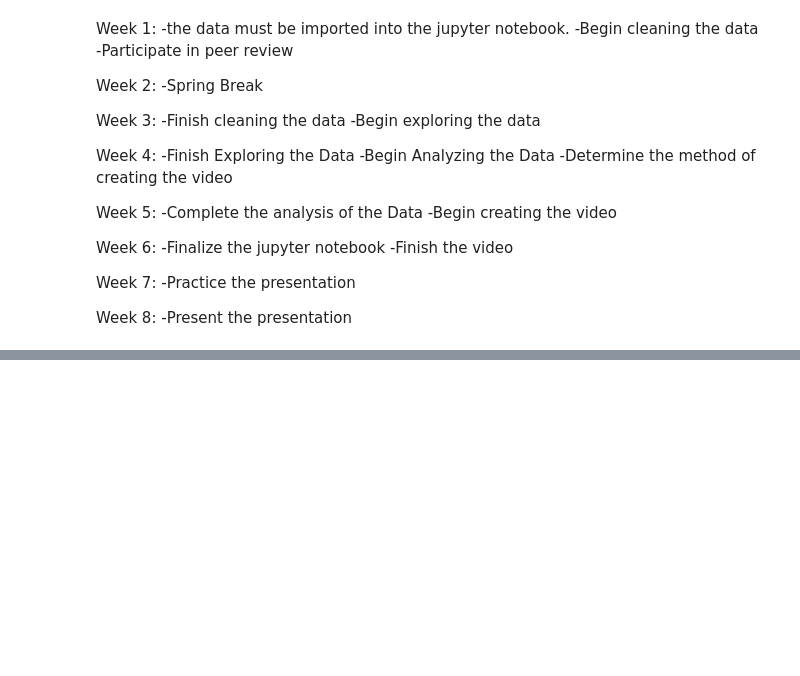
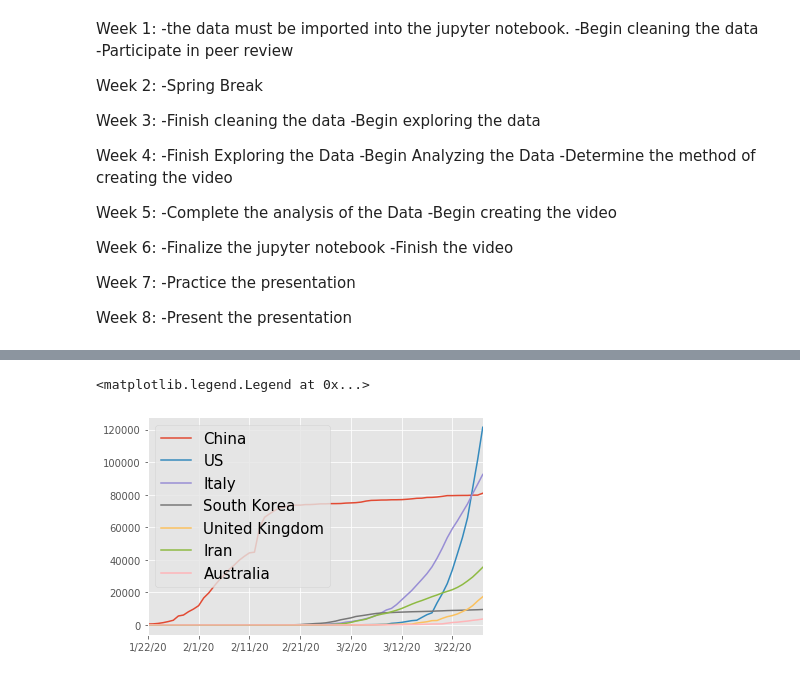
Before and after one commit to miholjcicmarko/COMP5360Project, a Jupyter notebook: Projectproposal_COVID.ipynb, the cells around one changed output, grey strips where cells are left out. Cells and saved outputs as stored; diff of their text form; code cells hidden in the pictures; blank space fills up the shorter version.

```diff
--- a/Projectproposal_COVID.ipynb
+++ b/Projectproposal_COVID.ipynb
@@ -1529,0 +1779,5 @@ df2.dtypes
+# %%
+dfdata = pd.concat([dfChina,dfUS, dfIt, dfSK, dfUK, dfI,dfAuS], axis=1, sort = False)
+dfdata[['US','Italy','South Korea','United Kingdom', 'Iran','Australia']]= dfdata[['US','Italy','South Korea','United Kingdom', 'Iran','Australia']].interpolate()
+dfdata=dfdata.fillna(0)
+dfdata
@@ -1533,0 +1852,6 @@ df2.dtypes
+# %%
+dfdata.plot(grid = True);
+plt.legend(loc=2, prop={'size': 15})
+# %% [output]
+<matplotlib.legend.Legend at 0x...>
+[figure, added]
```
Also changed, not shown: parts of 39 cells of this notebook, 1 other file.
